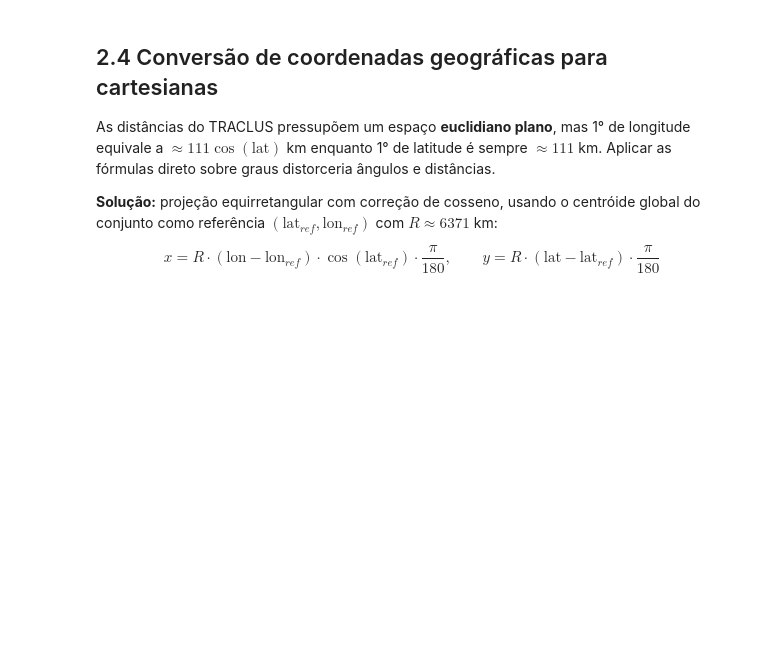
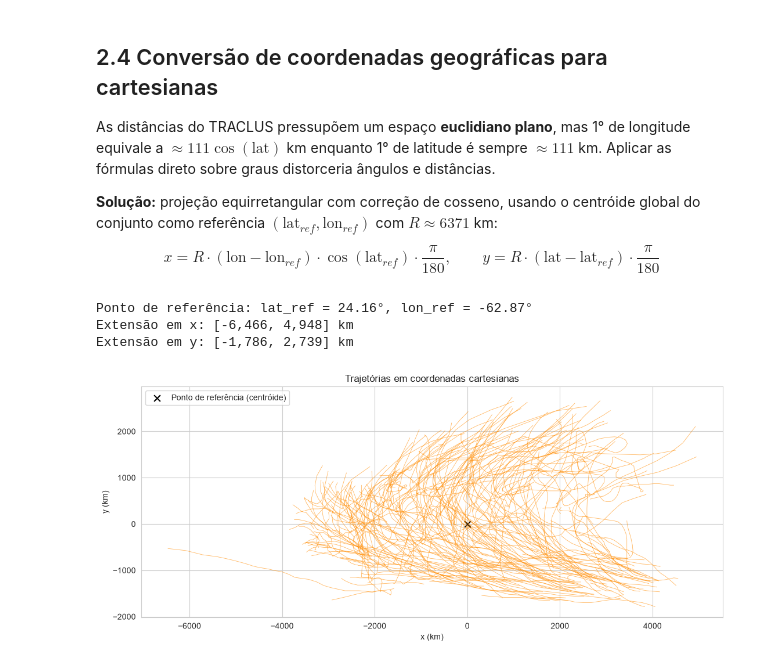
Before and after one commit to HerikDR/Algoritmo-TRACLUS, a Jupyter notebook: traclus_hurdat.ipynb, the cells around one changed output. Cells and saved outputs as stored; diff of their text form; code cells hidden in the pictures; blank space fills up the shorter version.

```diff
--- a/traclus_hurdat.ipynb
+++ b/traclus_hurdat.ipynb
@@ -192,13 +235,33 @@ $$x = R \cdot (\text{lon} - \text{lon}_{ref}) \cdot \cos(\text{lat}_{ref}) \cdot
 # %%
 LAT_REF = dados["latitude"].mean()
 LON_REF = dados["longitude"].mean()
 
 dados["x_km"], dados["y_km"] = latlon_para_xy(
     dados["latitude"], dados["longitude"], LAT_REF, LON_REF
 ) # Transforma latitude e longitude em coordenadas (x, y) em km
 
 print(f"Ponto de referência: lat_ref = {LAT_REF:.2f}°, lon_ref = {LON_REF:.2f}°")
 print(f"Extensão em x: [{dados['x_km'].min():,.0f}, {dados['x_km'].max():,.0f}] km")
 print(f"Extensão em y: [{dados['y_km'].min():,.0f}, {dados['y_km'].max():,.0f}] km")
 
 dados[["storm_id", "latitude", "longitude", "x_km", "y_km"]].head()
+
+# Plota o gráfico das trajetórias + centróide
+fig, ax = plt.subplots(figsize=(11, 6))
+
+for id_tempestade, grupo in dados.groupby("storm_id"):
+    ax.plot(grupo["x_km"], grupo["y_km"], lw=0.6, alpha=0.6, color="darkorange")
+
+ax.scatter([0], [0], color="black", marker="x", s=60, label="Ponto de referência (centróide)")
+ax.set_xlabel("x (km)")
+ax.set_ylabel("y (km)")
+ax.set_title("Trajetórias em coordenadas cartesianas")
+ax.set_aspect("equal")
+ax.legend()
+plt.tight_layout()
+plt.show()
+# %% [output]
+Ponto de referência: lat_ref = 24.16°, lon_ref = -62.87°
+Extensão em x: [-6,466, 4,948] km
+Extensão em y: [-1,786, 2,739] km
+[figure, added]
```
Also changed, not shown: parts of 6 cells of this notebook, 1 other file.
